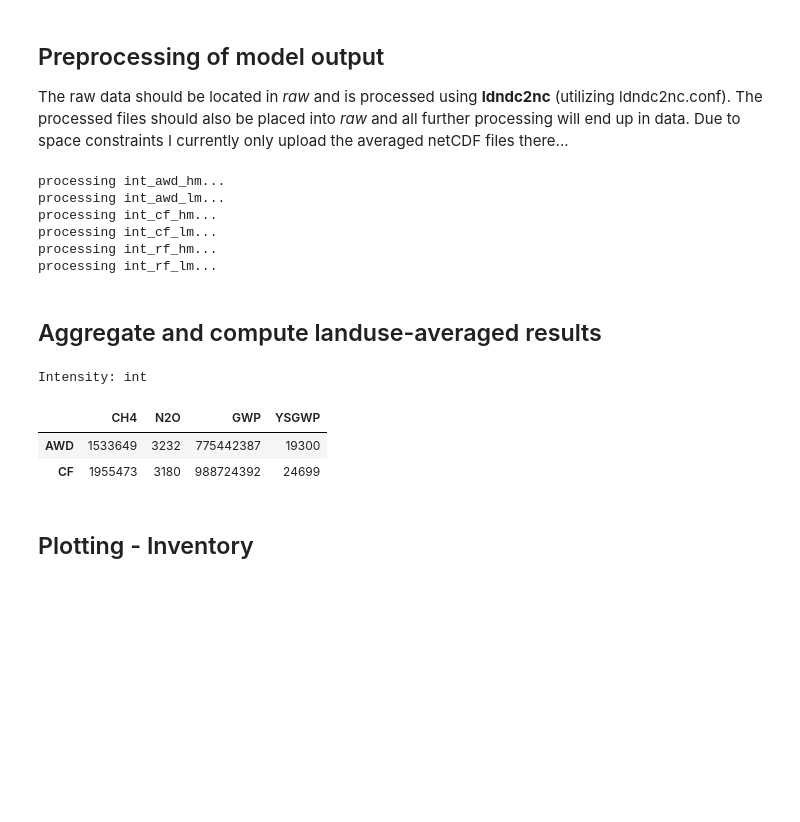
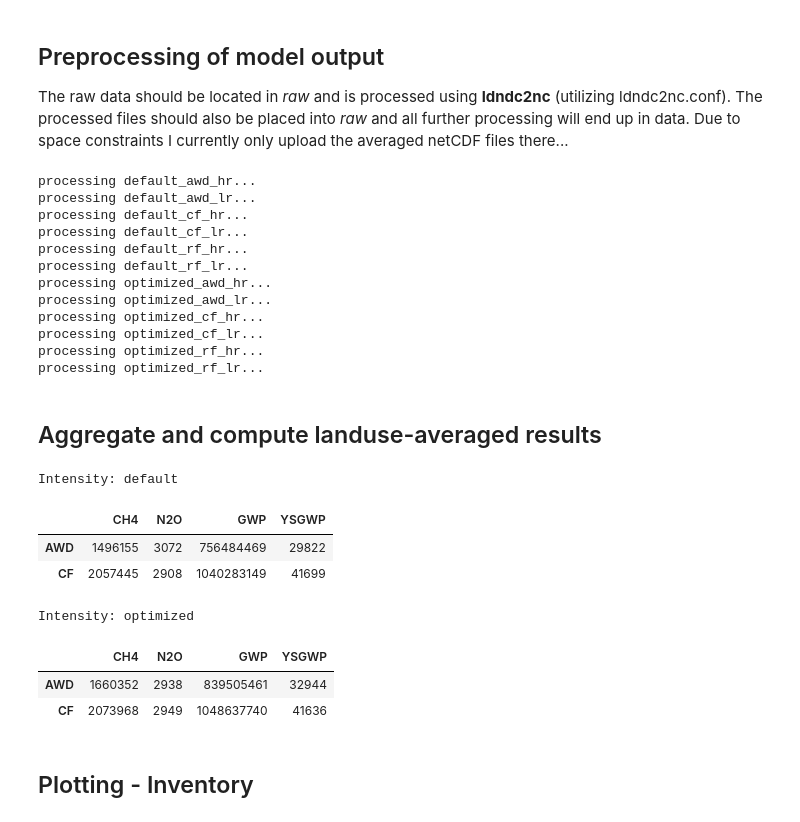
Before and after one commit to cwerner/phili_rice_sims, a Jupyter notebook: InitialAnalysis.ipynb, the cells around one changed output. Saved outputs shown, nothing was run; the diff lists cells and outputs as text; code cells hidden in the pictures; blank space fills up the shorter version.

```diff
--- a/InitialAnalysis.ipynb
+++ b/InitialAnalysis.ipynb
@@ -38,16 +40,16 @@ def nansumwrapper(a, **kwargs):
     else:
         return np.sum(a, **kwargs)
 
-for intensity in ['int']:
+for intensity in ['default', 'optimized']:
     for wtype in ['awd', 'cf', 'rf']:
-        for mtype in ['hm', 'lm']:
+        for mtype in ['hr', 'lr']:
 
             scen = f"{intensity}_{wtype}_{mtype}"
             file_name = f'data/{scen}_yearly.nc'
             print(f'processing {scen}...')
 
             if os.path.isfile(file_name) == False:
-                dsy = (xr.open_dataset(f'raw/{scen}_daily.nc')[VARS]
+                dsy = (xr.open_dataset(f'{raw}/{scen}_daily.nc')[VARS]
                            .sel(time=slice(None, '2010-12-31'))
                            .groupby('time.year')
                            .reduce(nansumwrapper, dim='time', keep_attrs=True)
@@ -56,40 +58,46 @@ for intensity in ['int']:
             else:
                 dsy = xr.open_dataset(file_name)
 # %% [output]
-processing int_awd_hm...
-processing int_awd_lm...
-processing int_cf_hm...
-processing int_cf_lm...
-processing int_rf_hm...
-processing int_rf_lm...
+processing default_awd_hr...
+processing default_awd_lr...
+processing default_cf_hr...
+processing default_cf_lr...
+processing default_rf_hr...
+processing default_rf_lr...
+processing optimized_awd_hr...
+processing optimized_awd_lr...
+processing optimized_cf_hr...
+processing optimized_cf_lr...
+processing optimized_rf_hr...
+processing optimized_rf_lr...
 # %%
 %timeit
 # aggregate daily data by management and area-weight
 
-for intensity in ['int']:
+for intensity in ['default', 'optimized']:
     if os.path.isfile(f'data/{intensity}_awd_seasonal.nc') == False:
 
-        mtype='hm'
-        ds_awd_hm = xr.open_dataset(f'raw/{intensity}_awd_{mtype}_daily.nc')[VARS].sel(time=slice(None, '2010-12-31')).load()
-        ds_rf_hm  = xr.open_dataset(f'raw/{intensity}_rf_{mtype}_daily.nc')[VARS].sel(time=slice(None, '2010-12-31')).load()
-        ds_cf_hm  = xr.open_dataset(f'raw/{intensity}_cf_{mtype}_daily.nc')[VARS].sel(time=slice(None, '2010-12-31')).load()
+        mtype='hr'
+        ds_awd_hm = xr.open_dataset(f'{raw}/{intensity}_awd_{mtype}_daily.nc')[VARS].sel(time=slice(None, '2010-12-31')).load()
+        ds_rf_hm  = xr.open_dataset(f'{raw}/{intensity}_rf_{mtype}_daily.nc')[VARS].sel(time=slice(None, '2010-12-31')).load()
+        ds_cf_hm  = xr.open_dataset(f'{raw}/{intensity}_cf_{mtype}_daily.nc')[VARS].sel(time=slice(None, '2010-12-31')).load()
 
-        mtype='lm'
-        ds_awd_lm = xr.open_dataset(f'raw/{intensity}_awd_{mtype}_daily.nc')[VARS].sel(time=slice(None, '2010-12-31')).load()
-        ds_rf_lm  = xr.open_dataset(f'raw/{intensity}_rf_{mtype}_daily.nc')[VARS].sel(time=slice(None, '2010-12-31')).load()
-        ds_cf_lm  = xr.open_dataset(f'raw/{intensity}_cf_{mtype}_daily.nc')[VARS].sel(time=slice(None, '2010-12-31')).load()
+        mtype='lr'
+        ds_awd_lm = xr.open_dataset(f'{raw}/{intensity}_awd_{mtype}_daily.nc')[VARS].sel(time=slice(None, '2010-12-31')).load()
+        ds_rf_lm  = xr.open_dataset(f'{raw}/{intensity}_rf_{mtype}_daily.nc')[VARS].sel(time=slice(None, '2010-12-31')).load()
+        ds_cf_lm  = xr.open_dataset(f'{raw}/{intensity}_cf_{mtype}_daily.nc')[VARS].sel(time=slice(None, '2010-12-31')).load()
 
         # compute weighted averages
         comp = dict(zlib=True, complevel=5)
         ENCODING = {var: comp for var in ds_awd_hm.data_vars}
 
-        ds_awd = (((ds_rf_hm * 0.3 * 0.5) + (ds_awd_hm * 0.7 * 0.5) + (ds_rf_lm * 0.3 * 0.5) + (ds_awd_lm * 0.7 * 0.5))
+        dss_awd = (((ds_rf_hm * 0.3 * 0.5) + (ds_awd_hm * 0.7 * 0.5) + (ds_rf_lm * 0.3 * 0.5) + (ds_awd_lm * 0.7 * 0.5))
                         .groupby('time.dayofyear')
                         .mean(dim='time', keep_attrs=True)
                  )
         dss_awd.to_netcdf(f'data/{intensity}_awd_seasonal.nc', format='NETCDF4_CLASSIC', encoding=ENCODING)
 
-        ds_cf  = (((ds_rf_hm * 0.3 * 0.5) + (ds_cf_hm * 0.7 * 0.5) + (ds_rf_lm * 0.3 * 0.5) + (ds_cf_lm * 0.7 * 0.5))
+        dss_cf  = (((ds_rf_hm * 0.3 * 0.5) + (ds_cf_hm * 0.7 * 0.5) + (ds_rf_lm * 0.3 * 0.5) + (ds_cf_lm * 0.7 * 0.5))
                         .groupby('time.dayofyear')
                         .mean(dim='time', keep_attrs=True)
                  )
@@ -109,15 +117,15 @@ is_not_null = 'None'
 df = pd.DataFrame({'CH4': [0, 0], 'N2O': [0,0], 'GWP': [0.0], 'YSGWP': [0,0]},
                    index=['AWD', 'CF'])
 
-for intensity in ['int']:
+for intensity in ['default', 'optimized']:
 
     # awd = 0.3 * rf + 0.7 * awd
-    mtype='hm'
+    mtype='hr'
     ds_awd_hm = xr.open_dataset(f'data/{intensity}_awd_{mtype}_yearly.nc')
     ds_rf_hm  = xr.open_dataset(f'data/{intensity}_rf_{mtype}_yearly.nc')
     ds_cf_hm  = xr.open_dataset(f'data/{intensity}_cf_{mtype}_yearly.nc')
 
-    mtype='lm'
+    mtype='lr'
     ds_awd_lm = xr.open_dataset(f'data/{intensity}_awd_{mtype}_yearly.nc')
     ds_rf_lm  = xr.open_dataset(f'data/{intensity}_rf_{mtype}_yearly.nc')
     ds_cf_lm  = xr.open_dataset(f'data/{intensity}_cf_{mtype}_yearly.nc')
@@ -130,36 +138,40 @@ for intensity in ['int']:
     ds_awd = ds_awd.sel(year=slice(None,2010)).mean(dim='year')
     ds_awd.to_netcdf(f'data/{intensity}_awd.nc', format='NETCDF4_CLASSIC')
     ds_cf = ds_cf.sel(year=slice(None,2010)).mean(dim='year')
     ds_cf.to_netcdf(f'data/{intensity}_cf.nc', format='NETCDF4_CLASSIC')
 
     # calculate totals:
     totals_awd = (ds_awd * (dsr['ricearea']*0.01 * dsr['area_ha'])).sum()
     totals_cf = (ds_cf * (dsr['ricearea']*0.01 * dsr['area_ha'])).sum()
 
     print(f"\nIntensity: {intensity}")
 
     for v, sv in zip(['dC_ch4_emis', 'dN_n2o_emis', 'dC_bud'], ['CH4', 'N2O', 'Bud']):
         df.loc['AWD', sv] = totals_awd[v].values
         df.loc['CF',  sv] = totals_cf[v].values
 
     for s in ['AWD', 'CF']:
         df.loc[s, 'GWP']   = compute_gwp(df.loc[s,'CH4'], df.loc[s, 'CH4'])
         df.loc[s, 'YSGWP'] = compute_ysgwp(df.loc[s,'GWP'], df.loc[s, 'Bud'])
 
     # cleanup
     del df['Bud']
 
     df['CH4'] *= 0.001
     df['N2O'] *= 0.001
 
     df = df.round().astype(int)
 
     display(df)
 # %% [output]
-Intensity: int
+Intensity: default
 |  | CH4 | N2O | GWP | YSGWP |
-| AWD | 1533649 | 3232 | 775442387 | 19300 |
-| CF | 1955473 | 3180 | 988724392 | 24699 |
+| AWD | 1496155 | 3072 | 756484469 | 29822 |
+| CF | 2057445 | 2908 | 1040283149 | 41699 |
+Intensity: optimized
+|  | CH4 | N2O | GWP | YSGWP |
+| AWD | 1660352 | 2938 | 839505461 | 32944 |
+| CF | 2073968 | 2949 | 1048637740 | 41636 |
 # %% [markdown]
 ## Plotting - Inventory
 # %%
```
Also changed, not shown: parts of 5 cells of this notebook, 15 other files.
